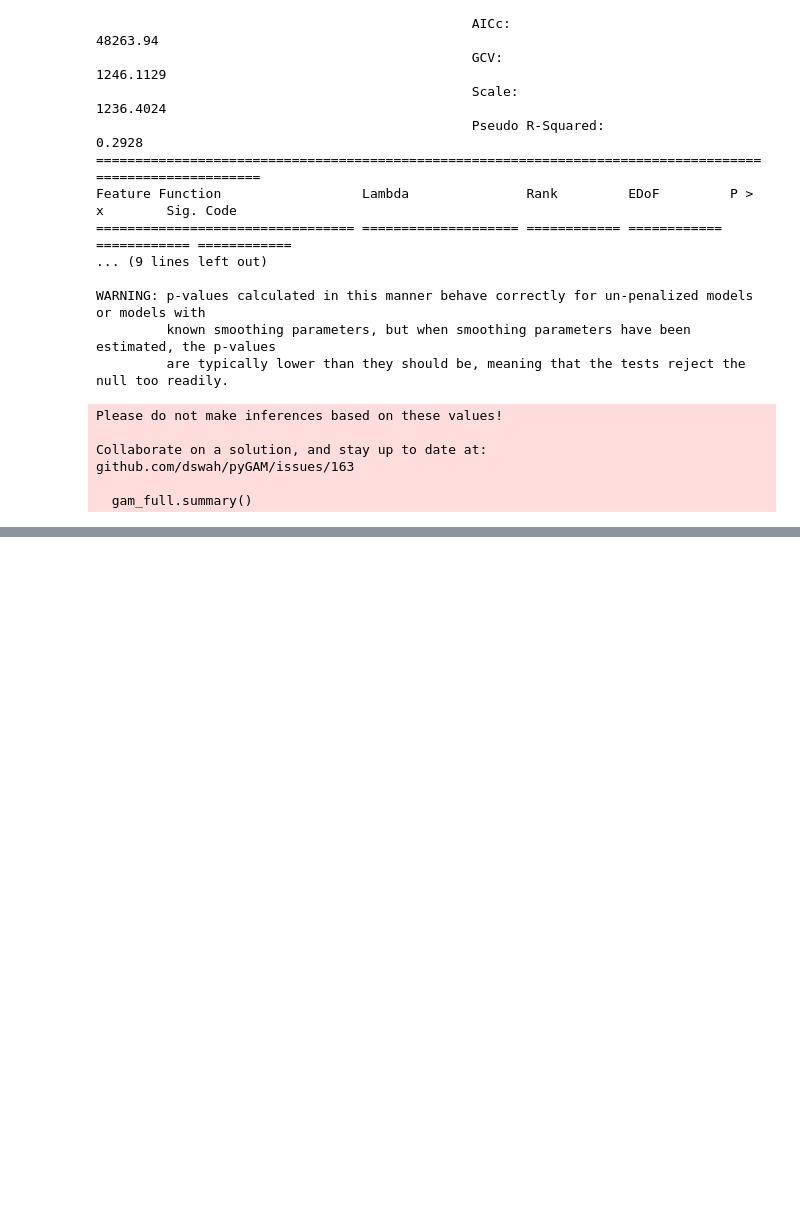
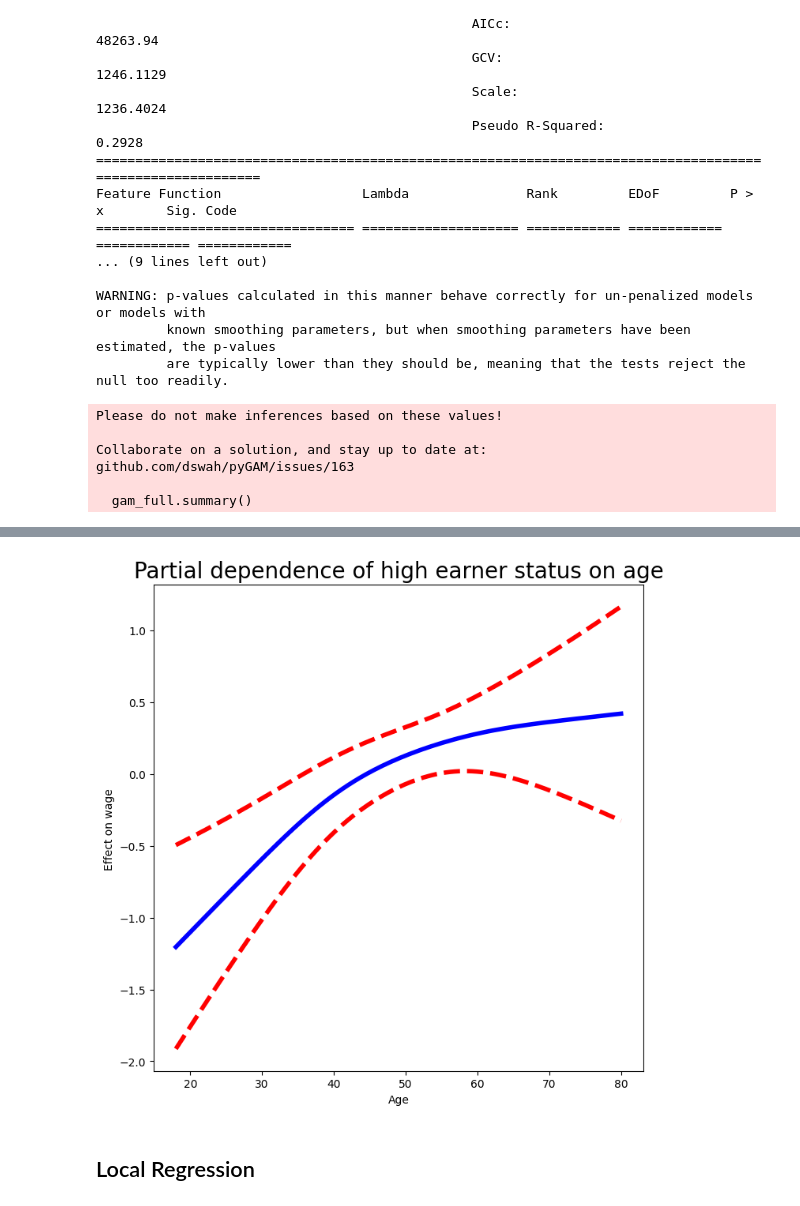
Before and after one commit to ARKA1112/ISLP_self, a Jupyter notebook: 7_Non_linear.ipynb, the cells around one changed output, grey strips where cells are left out. Cells and saved outputs as stored; diff of their text form; code cells hidden in the pictures; blank space fills up the shorter version.

```diff
--- a/8_Non_linear.ipynb
+++ b/7_Non_linear.ipynb
@@ -556,0 +636,11 @@ github.com/dswah/pyGAM/issues/163
+# %%
+fig , ax = subplots(figsize =(8, 8))
+ax = plot_gam(gam_logit_ , 0)
+ax.set_xlabel('Age')
+ax.set_ylabel('Effect on wage ')
+ax.set_title('Partial dependence of high earner status on age',
+fontsize =20);
+# %% [output]
+[figure, added]
+# %% [markdown]
+## Local Regression
```
Also changed, not shown: parts of 9 cells of this notebook, 1 other file.
